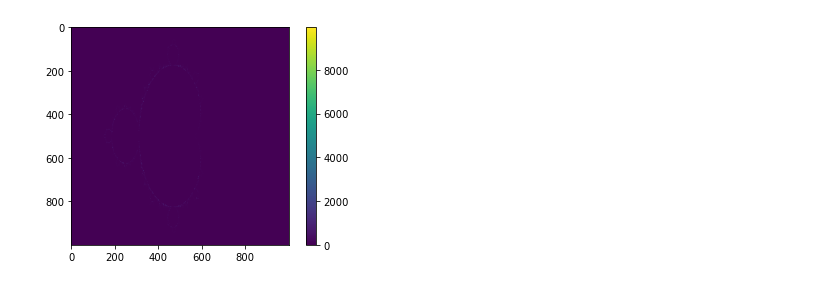
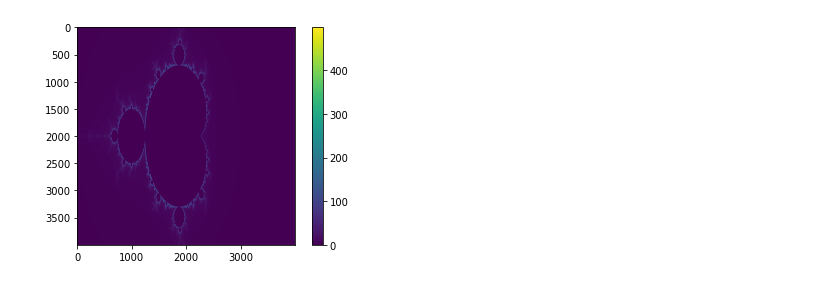
Before and after one commit to denzelayala1/HPC-Course, a Jupyter notebook: hw1/prob2/mb_plot.ipynb, the cells around one changed output. Cells and saved outputs as stored; diff of their text form; code cells hidden in the pictures.

```diff
--- a/hw1/prob2/mb_plot.ipynb
+++ b/hw1/prob2/mb_plot.ipynb
@@ -36,28 +52,15 @@ plt.show()
 # %%
 pixels = []
 with open("high_res_mesh.txt", "r", encoding="utf-8") as f:
     for n in f:
         n.strip('\n')
         i = int(n)
         pixels.append(i)
 
 a = np.array(pixels)
-a.shape = (1000, 1000)
-plt.imshow(a, norm=LogNorm())
+a.shape = (4000, 4000)
+plt.imshow(a)
 plt.colorbar()
 plt.show()
+# %% [output]
+[figure, added]
-# %%
-pixels = []
-with open("high_res_mesh.txt", "r", encoding="utf-8") as f:
-    for n in f:
-        n.strip('\n')
-        i = int(n)
-        pixels.append(i)
-
-a = np.array(pixels)
-a.shape = (1000, 1000)
-plt.imshow(a)
-plt.colorbar()
-plt.show()
-# %% [output]
-[figure, removed]
```
Also changed, not shown: parts of 3 cells of this notebook, 1 other file.
